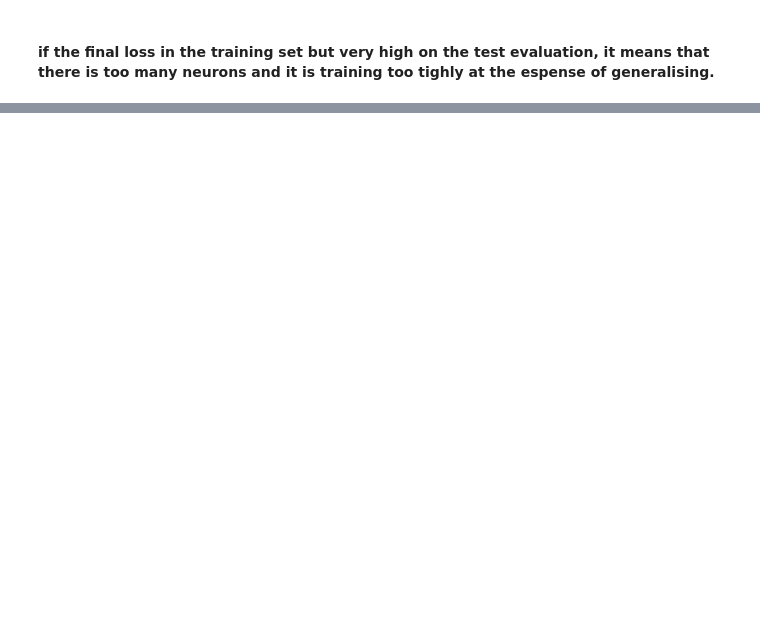
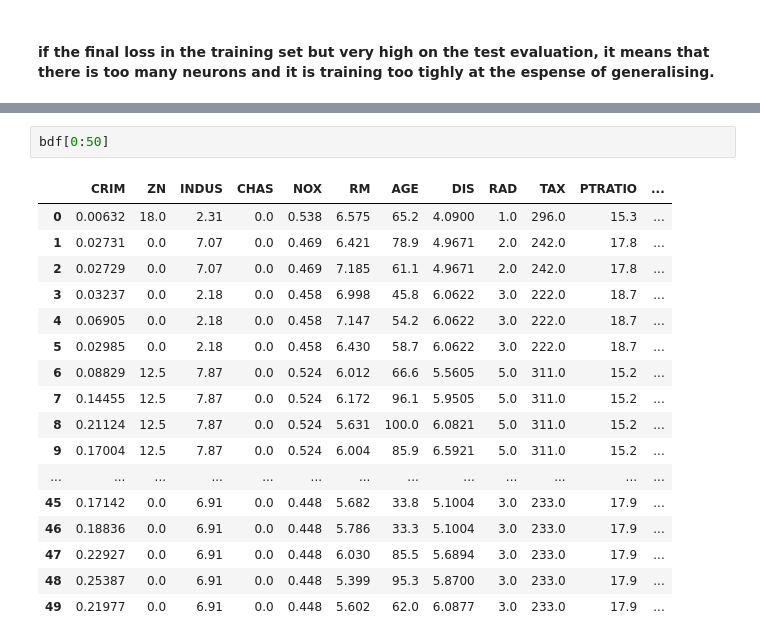
Before and after one commit to NurseQ/Machine-Learning-and-Statistics-Project-2019, a Jupyter notebook: Machine-Learning-and-Statistics-Project.ipynb, the cells around one changed output, grey strips where cells are left out. Cells and saved outputs as stored; diff of their text form; blank space fills up the shorter version.

```diff
--- a/Machine-Learning-and-Statistics-Project.ipynb
+++ b/Machine-Learning-and-Statistics-Project.ipynb
@@ -702,0 +745,20 @@ https://libguides.library.kent.edu/SPSS/IndependentTTest
+# %%
+bdf[0:50]
+# %% [output]
+|  | CRIM | ZN | INDUS | CHAS | NOX | RM | AGE | DIS | RAD | TAX | PTRATIO | ... |
+| 0 | 0.00632 | 18.0 | 2.31 | 0.0 | 0.538 | 6.575 | 65.2 | 4.0900 | 1.0 | 296.0 | 15.3 | ... |
+| 1 | 0.02731 | 0.0 | 7.07 | 0.0 | 0.469 | 6.421 | 78.9 | 4.9671 | 2.0 | 242.0 | 17.8 | ... |
+| 2 | 0.02729 | 0.0 | 7.07 | 0.0 | 0.469 | 7.185 | 61.1 | 4.9671 | 2.0 | 242.0 | 17.8 | ... |
+| 3 | 0.03237 | 0.0 | 2.18 | 0.0 | 0.458 | 6.998 | 45.8 | 6.0622 | 3.0 | 222.0 | 18.7 | ... |
+| 4 | 0.06905 | 0.0 | 2.18 | 0.0 | 0.458 | 7.147 | 54.2 | 6.0622 | 3.0 | 222.0 | 18.7 | ... |
+| 5 | 0.02985 | 0.0 | 2.18 | 0.0 | 0.458 | 6.430 | 58.7 | 6.0622 | 3.0 | 222.0 | 18.7 | ... |
+| 6 | 0.08829 | 12.5 | 7.87 | 0.0 | 0.524 | 6.012 | 66.6 | 5.5605 | 5.0 | 311.0 | 15.2 | ... |
+| 7 | 0.14455 | 12.5 | 7.87 | 0.0 | 0.524 | 6.172 | 96.1 | 5.9505 | 5.0 | 311.0 | 15.2 | ... |
+| 8 | 0.21124 | 12.5 | 7.87 | 0.0 | 0.524 | 5.631 | 100.0 | 6.0821 | 5.0 | 311.0 | 15.2 | ... |
+| 9 | 0.17004 | 12.5 | 7.87 | 0.0 | 0.524 | 6.004 | 85.9 | 6.5921 | 5.0 | 311.0 | 15.2 | ... |
+| ... | ... | ... | ... | ... | ... | ... | ... | ... | ... | ... | ... | ... |
+| 45 | 0.17142 | 0.0 | 6.91 | 0.0 | 0.448 | 5.682 | 33.8 | 5.1004 | 3.0 | 233.0 | 17.9 | ... |
+| 46 | 0.18836 | 0.0 | 6.91 | 0.0 | 0.448 | 5.786 | 33.3 | 5.1004 | 3.0 | 233.0 | 17.9 | ... |
+| 47 | 0.22927 | 0.0 | 6.91 | 0.0 | 0.448 | 6.030 | 85.5 | 5.6894 | 3.0 | 233.0 | 17.9 | ... |
+| 48 | 0.25387 | 0.0 | 6.91 | 0.0 | 0.448 | 5.399 | 95.3 | 5.8700 | 3.0 | 233.0 | 17.9 | ... |
+| 49 | 0.21977 | 0.0 | 6.91 | 0.0 | 0.448 | 5.602 | 62.0 | 6.0877 | 3.0 | 233.0 | 17.9 | ... |
```
Also changed, not shown: parts of 32 cells of this notebook.
